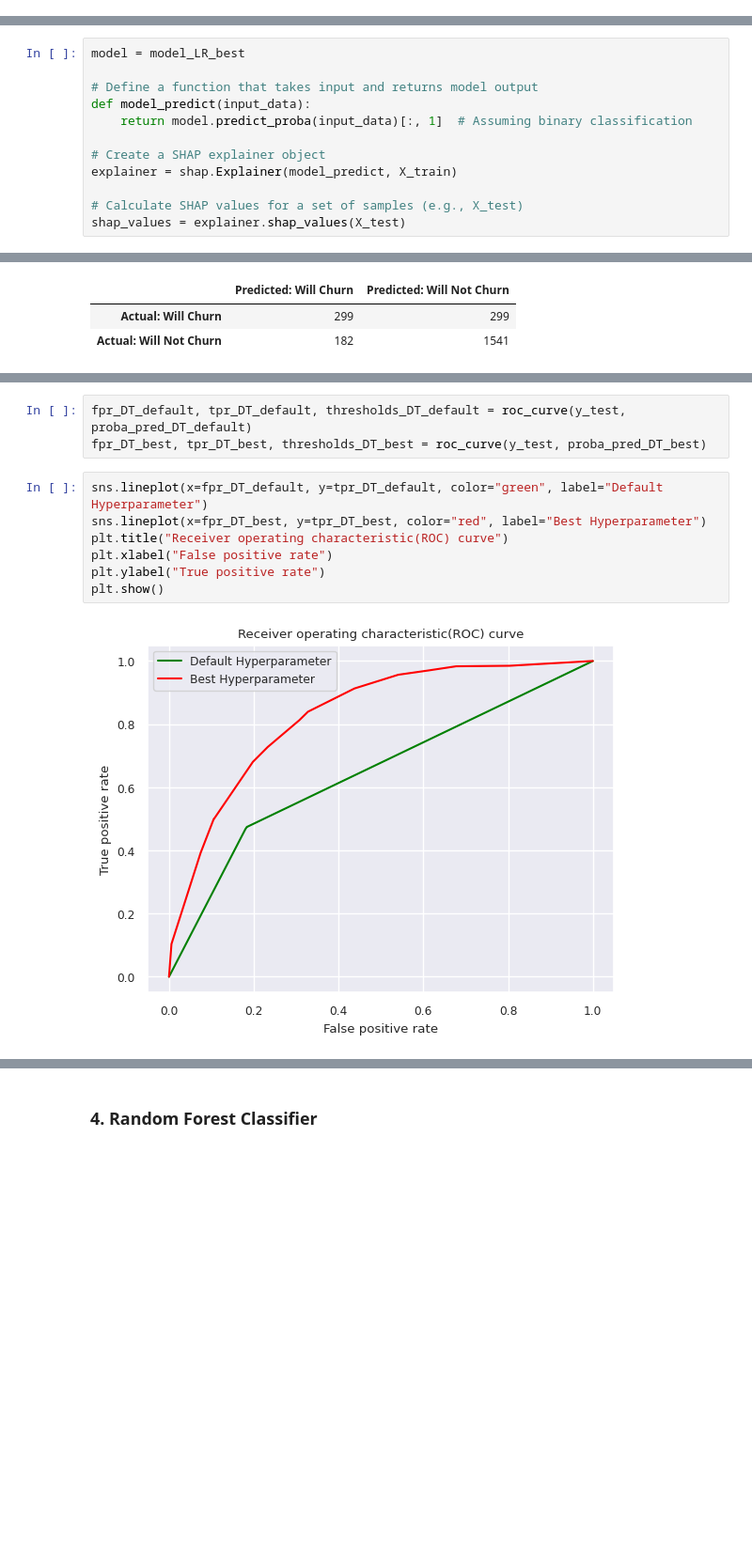
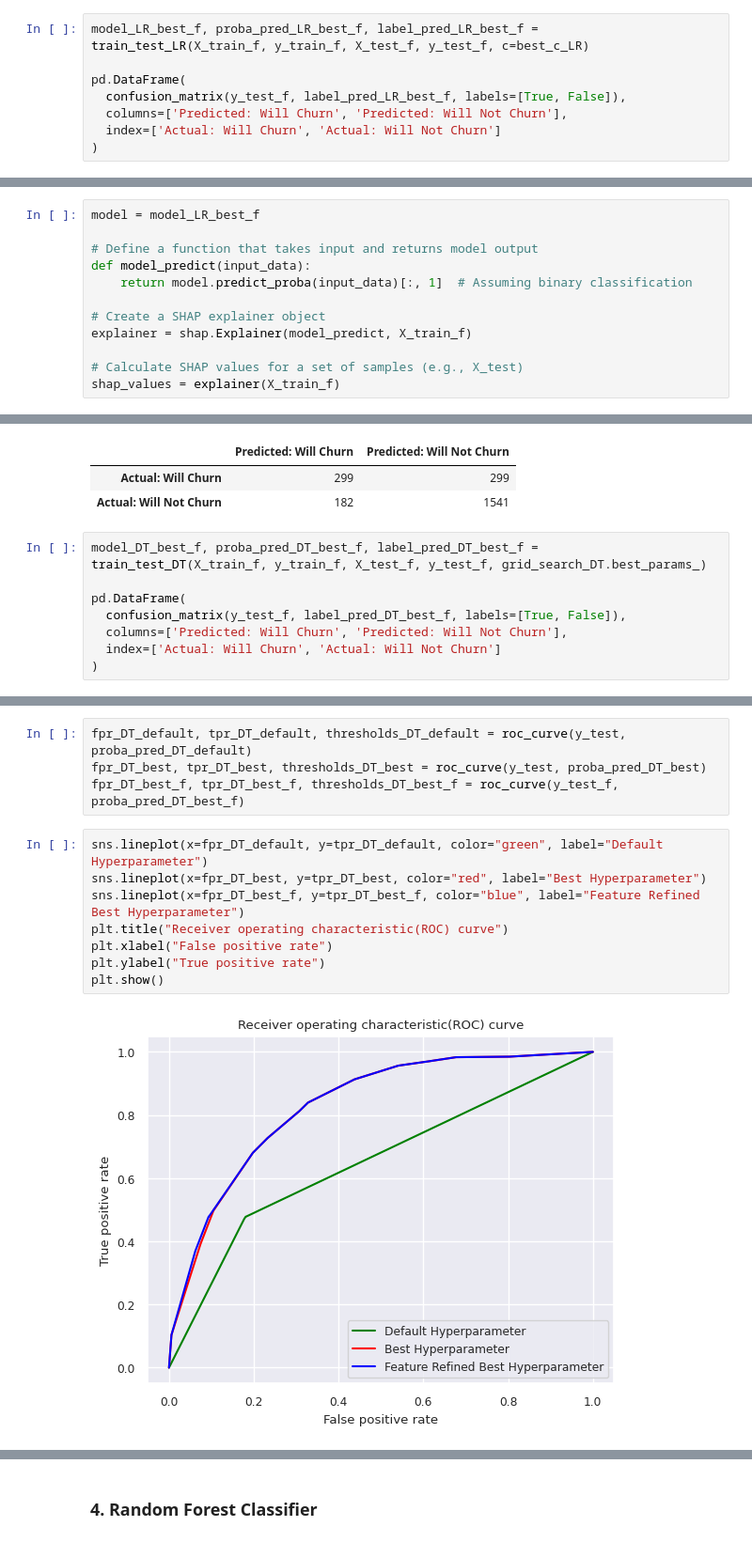
Before and after one commit to pushkarsinha/VerizonTeamB, a Jupyter notebook: telco_customer_churn.ipynb, the cells around one changed output, grey strips where cells are left out. Shown at 94% size. Drawn from its saved outputs; the diff is of its cells as text; blank space fills up the shorter version.

```diff
--- a/telco_customer_churn.ipynb
+++ b/telco_customer_churn.ipynb
@@ -1101,0 +1136,8 @@ pd.DataFrame(
+# %%
+model_LR_best_f, proba_pred_LR_best_f, label_pred_LR_best_f = train_test_LR(X_train_f, y_train_f, X_test_f, y_test_f, c=best_c_LR)
+
+pd.DataFrame(
+  confusion_matrix(y_test_f, label_pred_LR_best_f, labels=[True, False]),
+  columns=['Predicted: Will Churn', 'Predicted: Will Not Churn'],
+  index=['Actual: Will Churn', 'Actual: Will Not Churn']
+)
@@ -1102,12 +1148,12 @@ pd.DataFrame(
 # %%
-model = model_LR_best
+model = model_LR_best_f
 
 # Define a function that takes input and returns model output
 def model_predict(input_data):
     return model.predict_proba(input_data)[:, 1]  # Assuming binary classification
 
 # Create a SHAP explainer object
-explainer = shap.Explainer(model_predict, X_train)
+explainer = shap.Explainer(model_predict, X_train_f)
 
 # Calculate SHAP values for a set of samples (e.g., X_test)
-shap_values = explainer.shap_values(X_test)
+shap_values = explainer(X_train_f)
@@ -1222,3 +1299,11 @@ pd.DataFrame(
 |  | Predicted: Will Churn | Predicted: Will Not Churn |
 | Actual: Will Churn | 299 | 299 |
 | Actual: Will Not Churn | 182 | 1541 |
+# %%
+model_DT_best_f, proba_pred_DT_best_f, label_pred_DT_best_f = train_test_DT(X_train_f, y_train_f, X_test_f, y_test_f, grid_search_DT.best_params_)
+
+pd.DataFrame(
+  confusion_matrix(y_test_f, label_pred_DT_best_f, labels=[True, False]),
+  columns=['Predicted: Will Churn', 'Predicted: Will Not Churn'],
+  index=['Actual: Will Churn', 'Actual: Will Not Churn']
+)
@@ -1251,15 +1346,17 @@ plt.show()
 # %%
 fpr_DT_default, tpr_DT_default, thresholds_DT_default = roc_curve(y_test, proba_pred_DT_default)
 fpr_DT_best, tpr_DT_best, thresholds_DT_best = roc_curve(y_test, proba_pred_DT_best)
+fpr_DT_best_f, tpr_DT_best_f, thresholds_DT_best_f = roc_curve(y_test_f, proba_pred_DT_best_f)
 # %%
 sns.lineplot(x=fpr_DT_default, y=tpr_DT_default, color="green", label="Default Hyperparameter")
 sns.lineplot(x=fpr_DT_best, y=tpr_DT_best, color="red", label="Best Hyperparameter")
+sns.lineplot(x=fpr_DT_best_f, y=tpr_DT_best_f, color="blue", label="Feature Refined Best Hyperparameter")
 plt.title("Receiver operating characteristic(ROC) curve")
 plt.xlabel("False positive rate")
 plt.ylabel("True positive rate")
 plt.show()
 # %% [output]
-[figure, old version]
+[figure, new version]
 # %%
 auc_DT_default = auc(fpr_DT_default, tpr_DT_default)
 auc_DT_best = auc(fpr_DT_best, tpr_DT_best)
```
Also changed, not shown: parts of 43 cells of this notebook.
